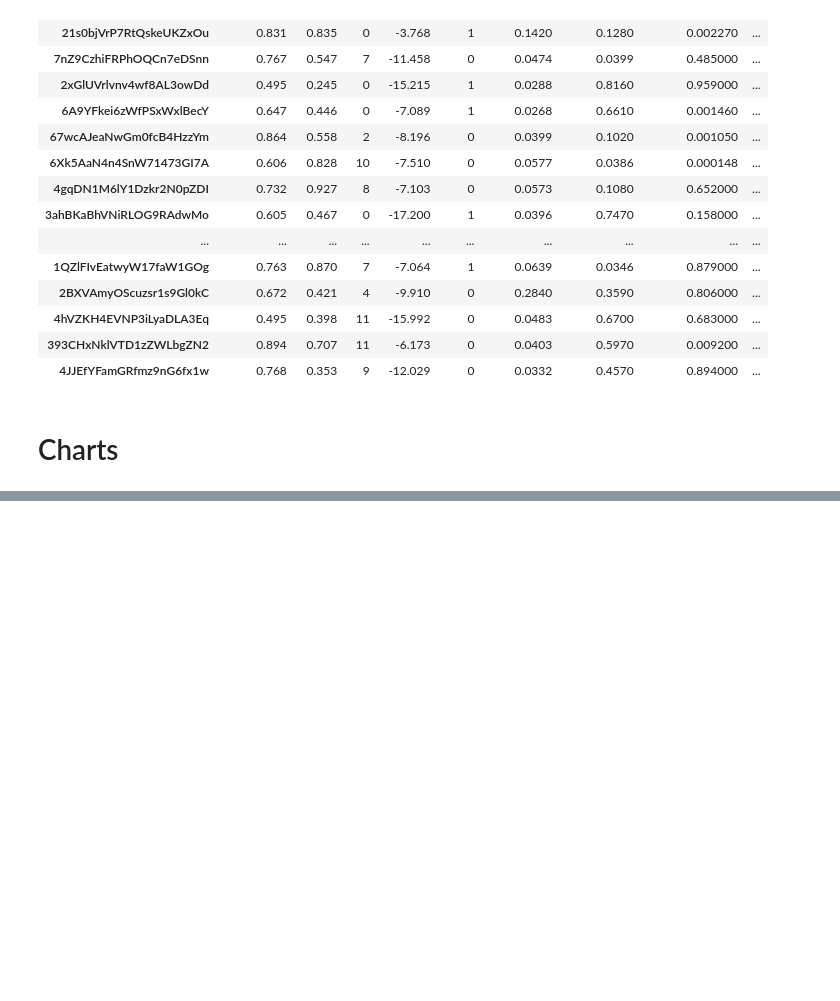
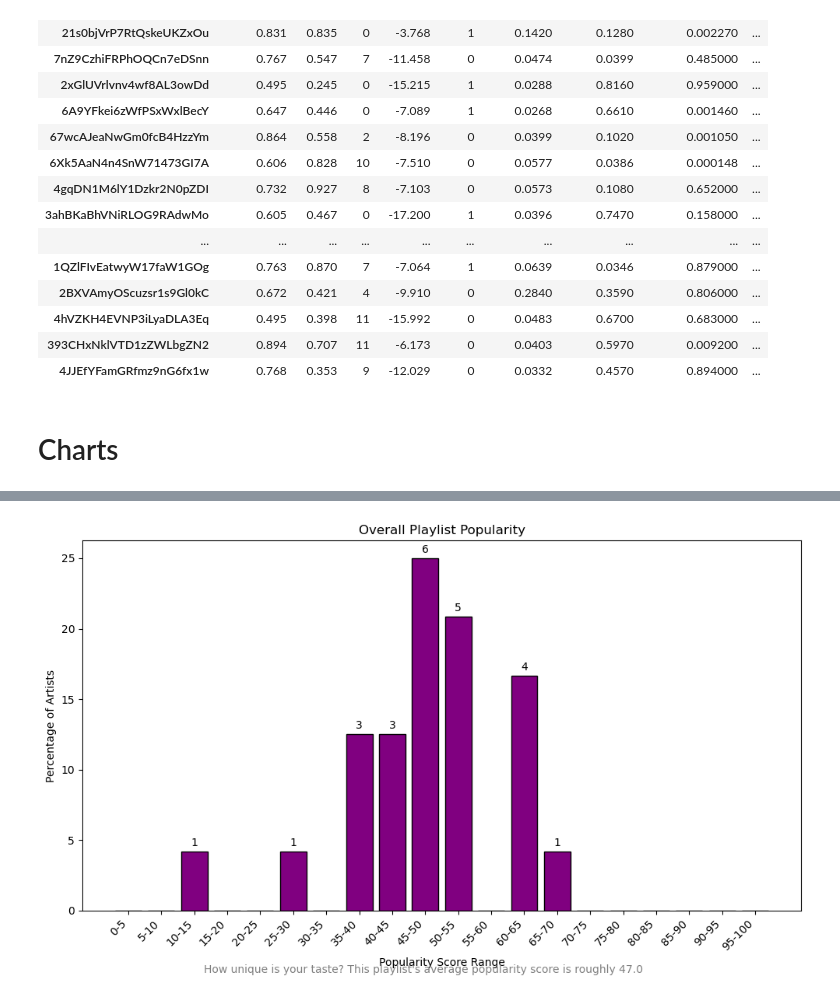
Before and after one commit to kmk9461/advanced_python, a Jupyter notebook: fetching-spotify-data .ipynb, the cells around one changed output, grey strips where cells are left out. Cells and saved outputs as stored; diff of their text form; code cells hidden in the pictures; blank space fills up the shorter version.

```diff
--- a/fetching-spotify-data .ipynb
+++ b/fetching-spotify-data .ipynb
@@ -373,0 +353,33 @@ Time elapsed: 0.4818610000000003 s
+# %%
+def plotPopularity(df_artists):
+    bin_edges = np.arange(0, 105, 5)
+    counts, _ = np.histogram(df_artists['popularity'], bins=bin_edges)
+    percentages = (counts / df_artists['popularity'].count()) * 100
+    avg_popularity = df_artists['popularity'].mean()
+
+    fig, ax = plt.subplots(figsize=(10, 6))
+    bars = ax.bar(range(len(bin_edges)-1), percentages, color='purple', edgecolor='black')
+    for bar, count in zip(bars, counts):
+        if count !=0:
+            ax.annotate(f'{count}',
+                        xy=(bar.get_x() + bar.get_width() / 2, bar.get_height()),
+                        xytext=(0, 3),
+                        textcoords="offset points",
+                        ha='center', va='bottom')
+
+    ax.set_xticks(range(len(bin_edges)-1))
+    ax.set_xticklabels([f'{bin_edges[i]}-{bin_edges[i+1]}' for i in range(len(bin_edges)-1)], rotation=45, ha="right")
+
+    ax.set_xlabel('Popularity Score Range')
+    ax.set_ylabel('Percentage of Artists')
+    ax.set_title('Overall Playlist Popularity')
+
+    caption = f"How unique is your taste? This playlist's average popularity score is roughly {avg_popularity:.1f}"
+    fig.text(0.5, 0.01, caption, ha='center', va='bottom', fontsize=10, color='gray')
+
+    plt.tight_layout()
+    plt.show()
+
+plotPopularity(artists_df)
+# %% [output]
+[figure, added]
```
Also changed, not shown: parts of 24 cells of this notebook, 2 other files.
